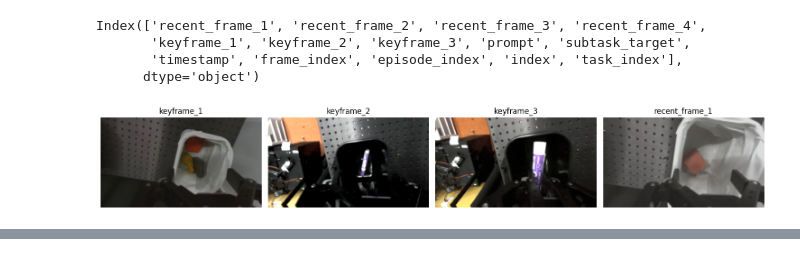
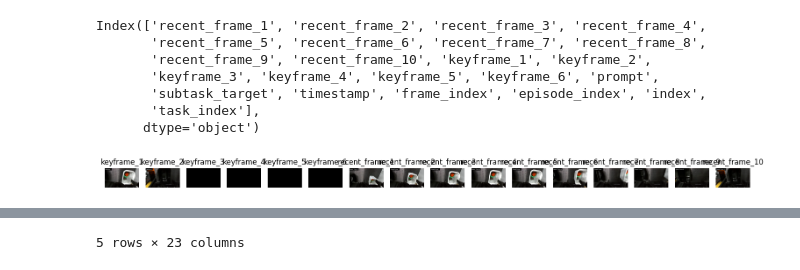
Before and after one commit to jen-pan/openpi, a Jupyter notebook: inspect_lerobot_publish.ipynb, the cells around one changed output, grey strips where cells are left out. Drawn from its saved outputs; the diff is of its cells as text; code cells hidden in the pictures.

```diff
--- a/inspect_lerobot_publish.ipynb
+++ b/inspect_lerobot_publish.ipynb
@@ -11,36 +11,38 @@ from lerobot.datasets.lerobot_dataset import LeRobotDataset, LeRobotDatasetMetad
 token = os.environ.get("HUGGINGFACE_HUB_TOKEN")
 api = HfApi(token=token)
 
-REPO_ID = "jennypan00/bin_sorting_hl_subtask_prediction_train_longer"
+REPO_ID = "jennypan00/bin_sorting_hl_subtask_prediction_16_frames"
 # image_cols = ['wrist_image_left', 'exterior_image_1_left']
-image_cols = ['keyframe_1', 'keyframe_2', 'keyframe_3', 'recent_frame_1']
+image_cols = ['keyframe_1', 'keyframe_2', 'keyframe_3', 'keyframe_4', 'keyframe_5', 'keyframe_6', 'recent_frame_1', 'recent_frame_2', 'recent_frame_3', 'recent_frame_4', 'recent_frame_5', 'recent_frame_6', 'recent_frame_7', 'recent_frame_8', 'recent_frame_9', 'recent_frame_10']
 # %%
-REPO_ID = "jennypan00/bin_sorting_hl_subtask_prediction_train_longer"
 parquet_path = f"/iris/u/jrpan/huggingface/lerobot/{REPO_ID}/data/chunk-000/episode_000000.parquet"
 df = pd.read_parquet(parquet_path)
 print(df.keys())
 
 fig, axes = plt.subplots(1, len(image_cols), figsize=(15, 5))
 
 for col_idx, col in enumerate(image_cols):
     if col in df.columns:
         image_data = df[col].iloc[0]
         if isinstance(image_data, dict) and 'bytes' in image_data:
             # Convert bytes to PIL Image
             image_bytes = image_data['bytes']
             image = Image.open(io.BytesIO(image_bytes))
 
             axes[col_idx].imshow(image)
             axes[col_idx].set_title(f"{col}")
             axes[col_idx].axis('off')
 
 plt.tight_layout()
 plt.show()
 
 df.head(5)
 # %% [output]
 Index(['recent_frame_1', 'recent_frame_2', 'recent_frame_3', 'recent_frame_4',
-       'keyframe_1', 'keyframe_2', 'keyframe_3', 'prompt', 'subtask_target',
-       'timestamp', 'frame_index', 'episode_index', 'index', 'task_index'],
+       'recent_frame_5', 'recent_frame_6', 'recent_frame_7', 'recent_frame_8',
+       'recent_frame_9', 'recent_frame_10', 'keyframe_1', 'keyframe_2',
+       'keyframe_3', 'keyframe_4', 'keyframe_5', 'keyframe_6', 'prompt',
+       'subtask_target', 'timestamp', 'frame_index', 'episode_index', 'index',
+       'task_index'],
       dtype='object')
-[figure, old version]
+[figure, new version]
@@ -53,3 +55,4 @@ Index(['recent_frame_1', 'recent_frame_2', 'recent_frame_3', 'recent_frame_4',
+5 rows × 23 columns
 # %%
 print(">>>>>>>> episodes.jsonl:")
 jsonl_data = []
```
Also changed, not shown: parts of 5 cells of this notebook.
